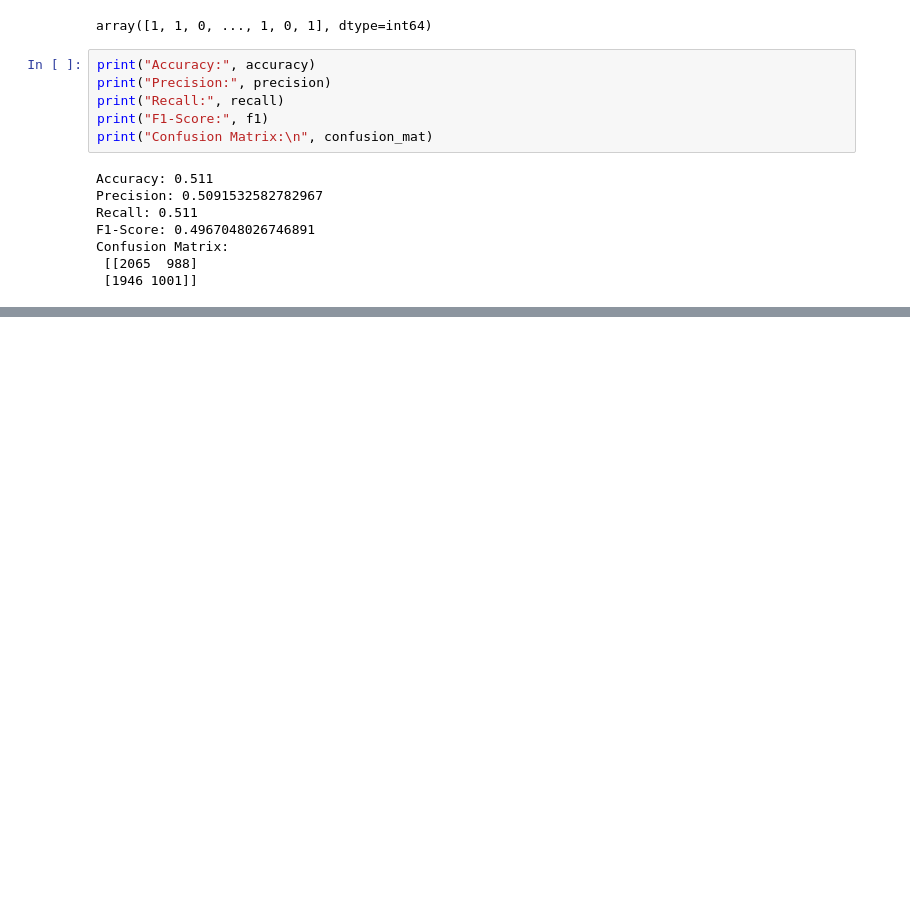
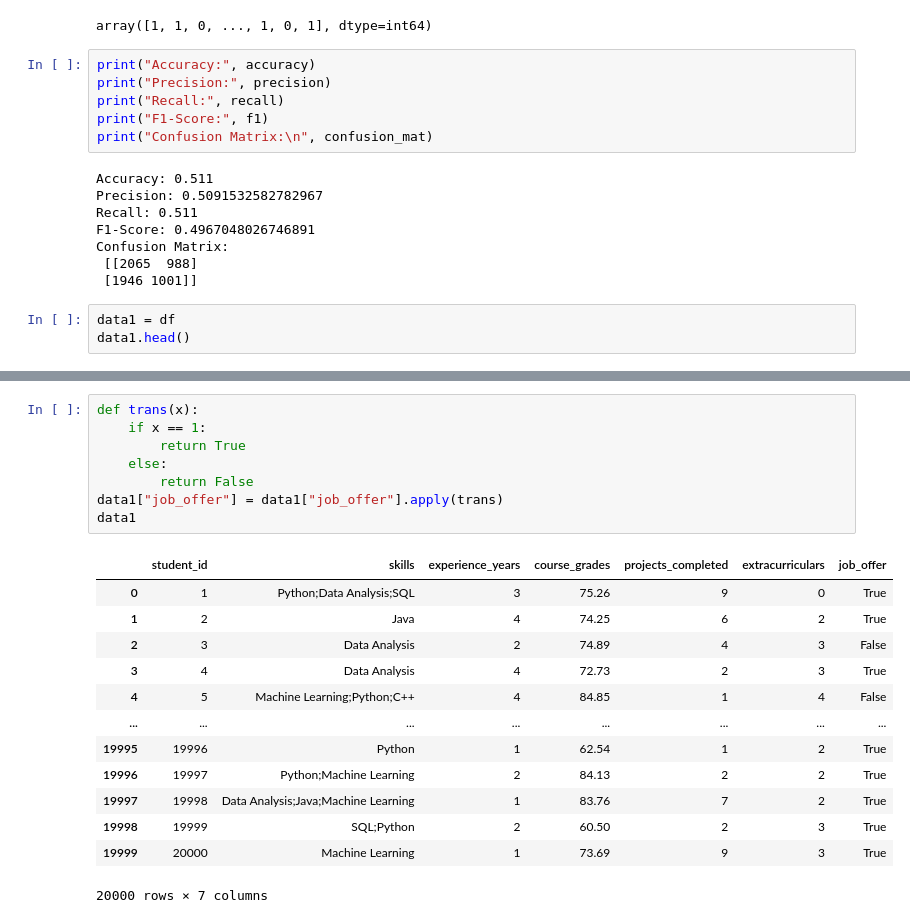
Before and after one commit to DWARAKESH3010/Machine_learning_codes, a Jupyter notebook: classification/job_fair.ipynb, the cells around one changed output, grey strips where cells are left out. Cells and saved outputs as stored; diff of their text form; blank space fills up the shorter version.

```diff
--- a/classification/job_fair.ipynb
+++ b/classification/job_fair.ipynb
@@ -472,3 +472,6 @@ F1-Score: 0.4967048026746891
 Confusion Matrix:
  [[2065  988]
  [1946 1001]]
+# %%
+data1 = df
+data1.head()
@@ -474,0 +485,22 @@ Confusion Matrix:
+# %%
+def trans(x):
+    if x == 1:
+        return True
+    else:
+        return False
+data1["job_offer"] = data1["job_offer"].apply(trans)
+data1
+# %% [output]
+|  | student_id | skills | experience_years | course_grades | projects_completed | extracurriculars | job_offer |
+| 0 | 1 | Python;Data Analysis;SQL | 3 | 75.26 | 9 | 0 | True |
+| 1 | 2 | Java | 4 | 74.25 | 6 | 2 | True |
+| 2 | 3 | Data Analysis | 2 | 74.89 | 4 | 3 | False |
+| 3 | 4 | Data Analysis | 4 | 72.73 | 2 | 3 | True |
+| 4 | 5 | Machine Learning;Python;C++ | 4 | 84.85 | 1 | 4 | False |
+| ... | ... | ... | ... | ... | ... | ... | ... |
+| 19995 | 19996 | Python | 1 | 62.54 | 1 | 2 | True |
+| 19996 | 19997 | Python;Machine Learning | 2 | 84.13 | 2 | 2 | True |
+| 19997 | 19998 | Data Analysis;Java;Machine Learning | 1 | 83.76 | 7 | 2 | True |
+| 19998 | 19999 | SQL;Python | 2 | 60.50 | 2 | 3 | True |
+| 19999 | 20000 | Machine Learning | 1 | 73.69 | 9 | 3 | True |
+20000 rows × 7 columns
```
Also changed, not shown: parts of 1 cell of this notebook, 31 other files.
